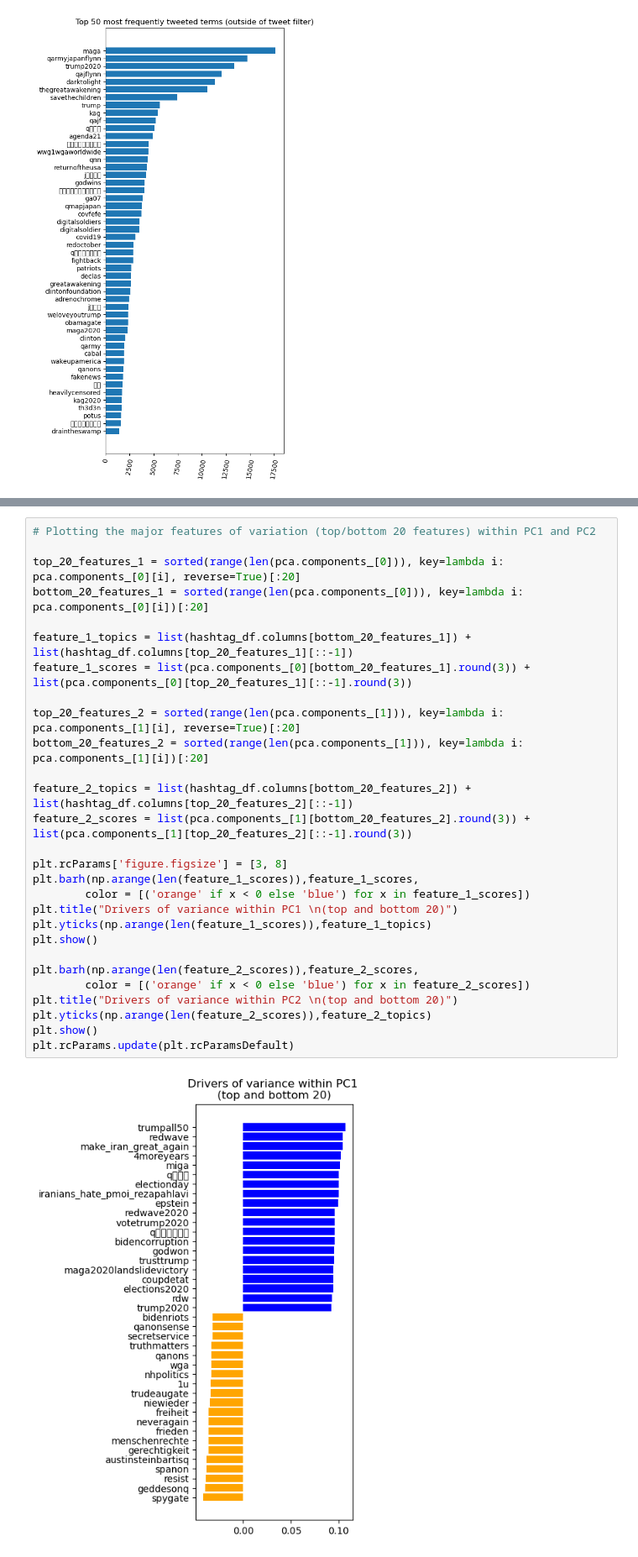
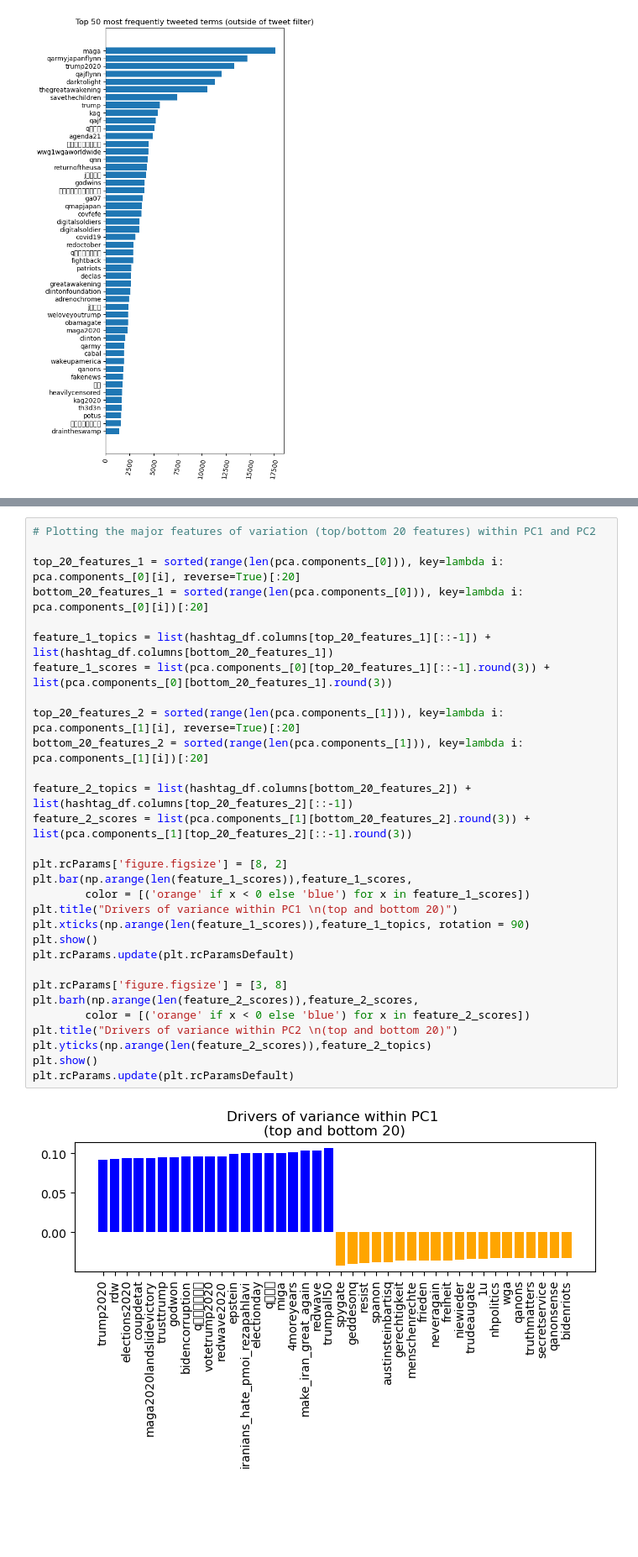
Before and after one commit to Cam-Baker/Qanon-Analytics, a Jupyter notebook: Notebooks/Hashtag_Associations.ipynb, the cells around one changed output, grey strips where cells are left out. Shown at 84% size. Saved outputs shown, nothing was run; the diff lists cells and outputs as text; blank space fills up the shorter version.

```diff
--- a/Notebooks/Hashtag_Associations.ipynb
+++ b/Notebooks/Hashtag_Associations.ipynb
@@ -231,33 +254,35 @@ ax.legend(targets)
 # %%
 # Plotting the major features of variation (top/bottom 20 features) within PC1 and PC2
 
 top_20_features_1 = sorted(range(len(pca.components_[0])), key=lambda i: pca.components_[0][i], reverse=True)[:20]
 bottom_20_features_1 = sorted(range(len(pca.components_[0])), key=lambda i: pca.components_[0][i])[:20]
 
-feature_1_topics = list(hashtag_df.columns[bottom_20_features_1]) + list(hashtag_df.columns[top_20_features_1][::-1])
-feature_1_scores = list(pca.components_[0][bottom_20_features_1].round(3)) + list(pca.components_[0][top_20_features_1][::-1].round(3))
+feature_1_topics = list(hashtag_df.columns[top_20_features_1][::-1]) + list(hashtag_df.columns[bottom_20_features_1])
+feature_1_scores = list(pca.components_[0][top_20_features_1][::-1].round(3)) + list(pca.components_[0][bottom_20_features_1].round(3))
 
 top_20_features_2 = sorted(range(len(pca.components_[1])), key=lambda i: pca.components_[1][i], reverse=True)[:20]
 bottom_20_features_2 = sorted(range(len(pca.components_[1])), key=lambda i: pca.components_[1][i])[:20]
 
 feature_2_topics = list(hashtag_df.columns[bottom_20_features_2]) + list(hashtag_df.columns[top_20_features_2][::-1])
 feature_2_scores = list(pca.components_[1][bottom_20_features_2].round(3)) + list(pca.components_[1][top_20_features_2][::-1].round(3))
 
-plt.rcParams['figure.figsize'] = [3, 8]
-plt.barh(np.arange(len(feature_1_scores)),feature_1_scores,
+plt.rcParams['figure.figsize'] = [8, 2]
+plt.bar(np.arange(len(feature_1_scores)),feature_1_scores,
         color = [('orange' if x < 0 else 'blue') for x in feature_1_scores])
 plt.title("Drivers of variance within PC1 \n(top and bottom 20)")
-plt.yticks(np.arange(len(feature_1_scores)),feature_1_topics)
+plt.xticks(np.arange(len(feature_1_scores)),feature_1_topics, rotation = 90)
 plt.show()
+plt.rcParams.update(plt.rcParamsDefault)
 
+plt.rcParams['figure.figsize'] = [3, 8]
 plt.barh(np.arange(len(feature_2_scores)),feature_2_scores,
         color = [('orange' if x < 0 else 'blue') for x in feature_2_scores])
 plt.title("Drivers of variance within PC2 \n(top and bottom 20)")
 plt.yticks(np.arange(len(feature_2_scores)),feature_2_topics)
 plt.show()
 plt.rcParams.update(plt.rcParamsDefault)
 # %% [output]
-[figure, old version]
+[figure, new version]
 [figure]
 # %%
 hashtag_data = hashtag_df.loc[:, hashtag_df.columns != 'tweet_week'].values
```
Also changed, not shown: parts of 2 cells of this notebook.
